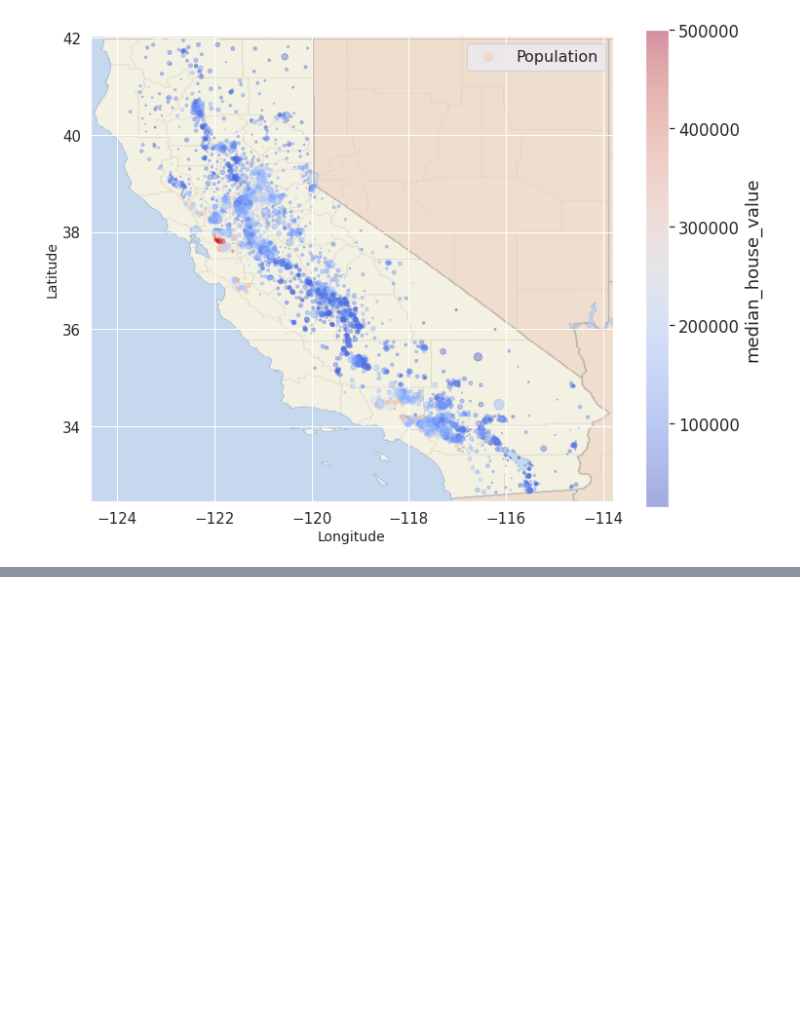
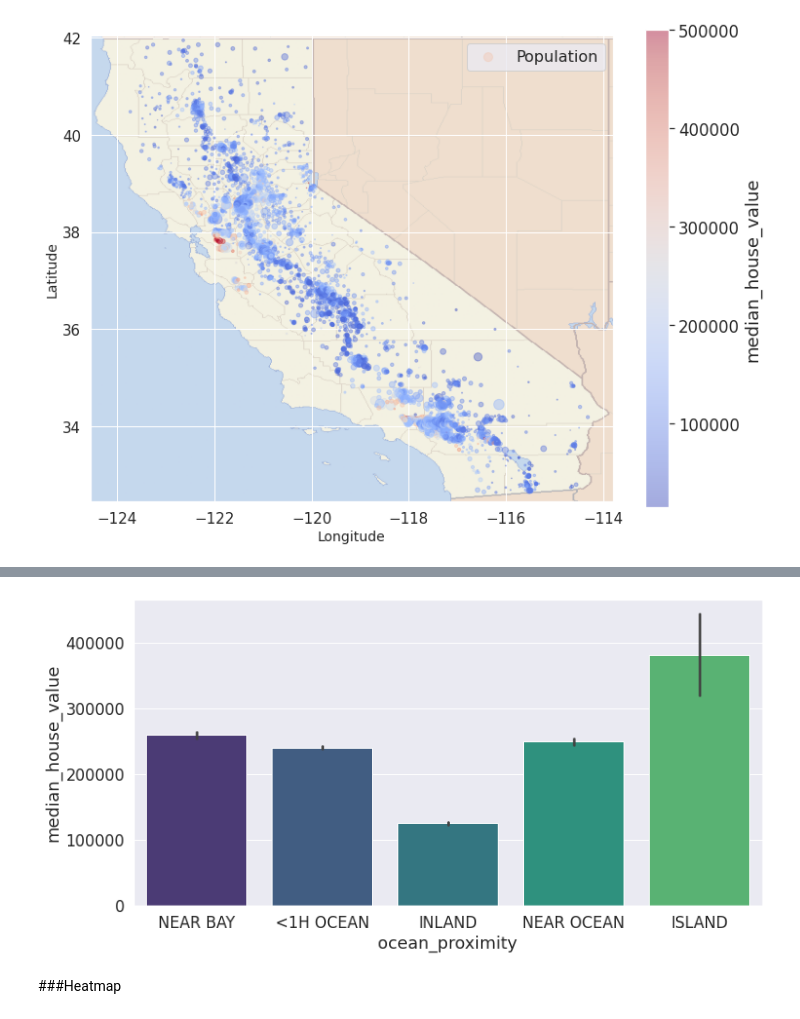
Before and after one commit to leadeeerq/data-science, a Jupyter notebook: 230304_DataPreprcessingAndFeatureEngineeringForML.ipynb, the cells around one changed output, grey strips where cells are left out. Cells and saved outputs as stored; diff of their text form; code cells hidden in the pictures; blank space fills up the shorter version.

```diff
--- a/230304_DataPreprcessingAndFeatureEngineeringForML.ipynb
+++ b/230304_DataPreprcessingAndFeatureEngineeringForML.ipynb
@@ -276,0 +346,9 @@ plt.show()
+# %%
+plt.figure(figsize = (12,6))
+sns.set(font_scale = 1.5, palette = 'viridis')
+sns.barplot(data = df, x = 'ocean_proximity', y = 'median_house_value', dodge = True)
+plt.show()
+# %% [output]
+[figure, added]
+# %% [markdown]
+###Heatmap
```
Also changed, not shown: parts of 66 cells of this notebook.
